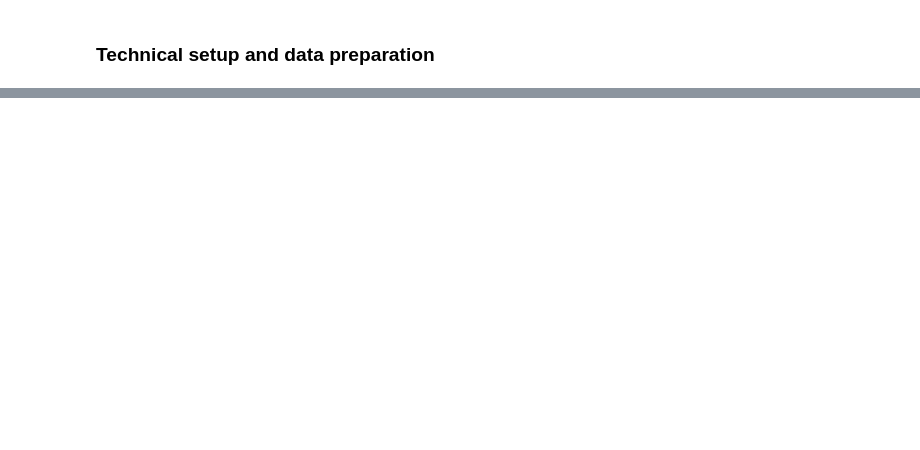
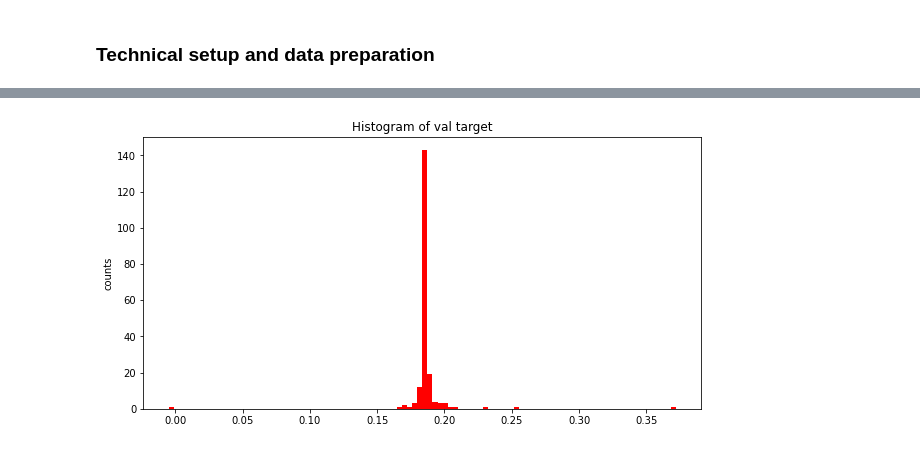
Before and after one commit to MarcoLandtHayen/EchoStateNetworks, a Jupyter notebook: notebooks/ESN_exp02.ipynb, the cells around one changed output, grey strips where cells are left out. Drawn from its saved outputs; the diff is of its cells as text; code cells hidden in the pictures; blank space fills up the shorter version.

```diff
--- a/notebooks/ESN_exp02.ipynb
+++ b/notebooks/ESN_exp02.ipynb
@@ -176,0 +302,10 @@ plt.show()
+# %%
+# check distribution of val target as scaled rel. change values
+nBins = 100
+fig, axes = plt.subplots(1, 1, figsize=(10,5))
+axes.hist(val_target, nBins, color="red")
+axes.set_ylabel("counts")
+axes.set_title("Histogram of val target")
+plt.show()
+# %% [output]
+[figure, added]
```
Also changed, not shown: parts of 20 cells of this notebook, 1 other file.
